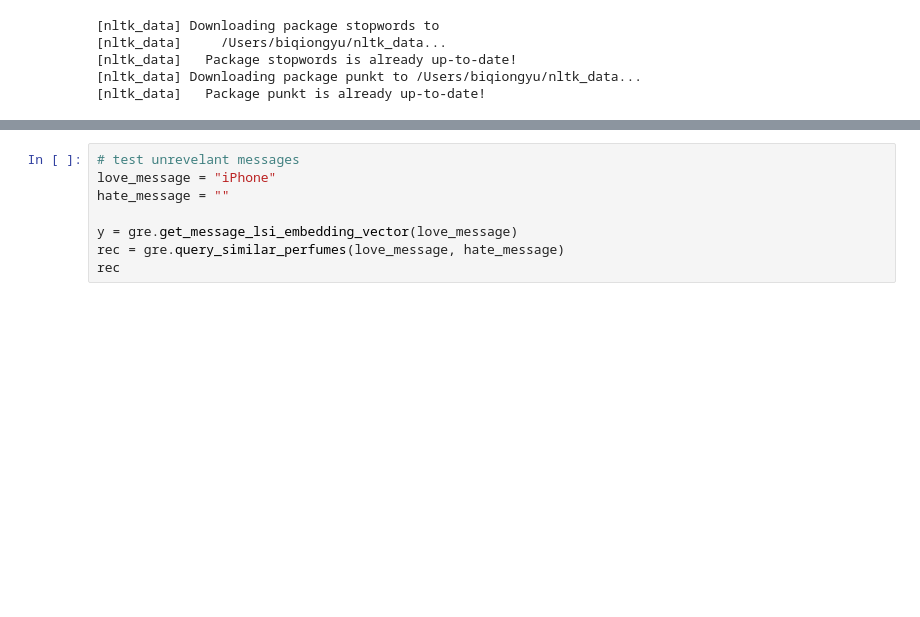
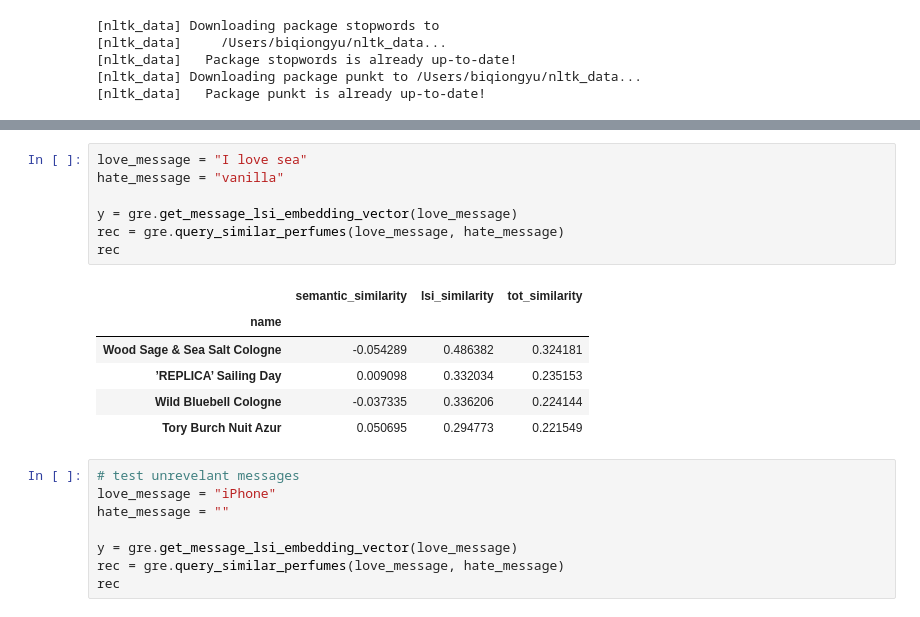
Before and after one commit to biqiongyu/Insight_Perfume_Match, a Jupyter notebook: run_model_week4.ipynb, the cells around one changed output, grey strips where cells are left out. Drawn from its saved outputs; the diff is of its cells as text; blank space fills up the shorter version.

```diff
--- a/run_model_week4.ipynb
+++ b/run_model_week4.ipynb
@@ -44,3 +38,17 @@ rec
+# %%
+love_message = "I love sea"
+hate_message = "vanilla"
+
+y = gre.get_message_lsi_embedding_vector(love_message)
+rec = gre.query_similar_perfumes(love_message, hate_message)
+rec
+# %% [output]
+|  | semantic_similarity | lsi_similarity | tot_similarity |
+| name |  |  |  |
+| Wood Sage & Sea Salt Cologne | -0.054289 | 0.486382 | 0.324181 |
+| ’REPLICA’ Sailing Day | 0.009098 | 0.332034 | 0.235153 |
+| Wild Bluebell Cologne | -0.037335 | 0.336206 | 0.224144 |
+| Tory Burch Nuit Azur | 0.050695 | 0.294773 | 0.221549 |
 # %%
 # test unrevelant messages
 love_message = "iPhone"
```
Also changed, not shown: parts of 10 cells of this notebook, 4 other files.
